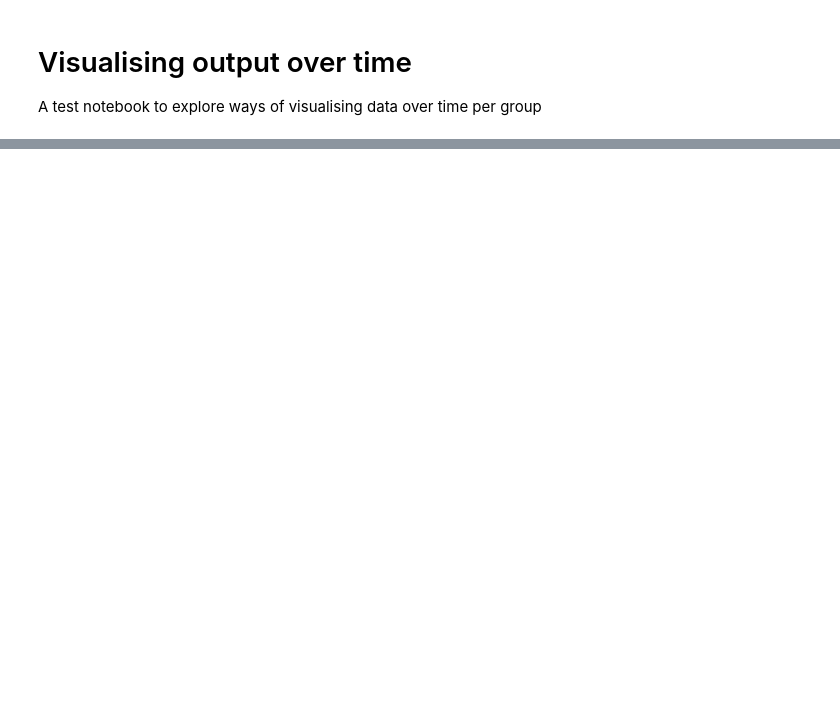
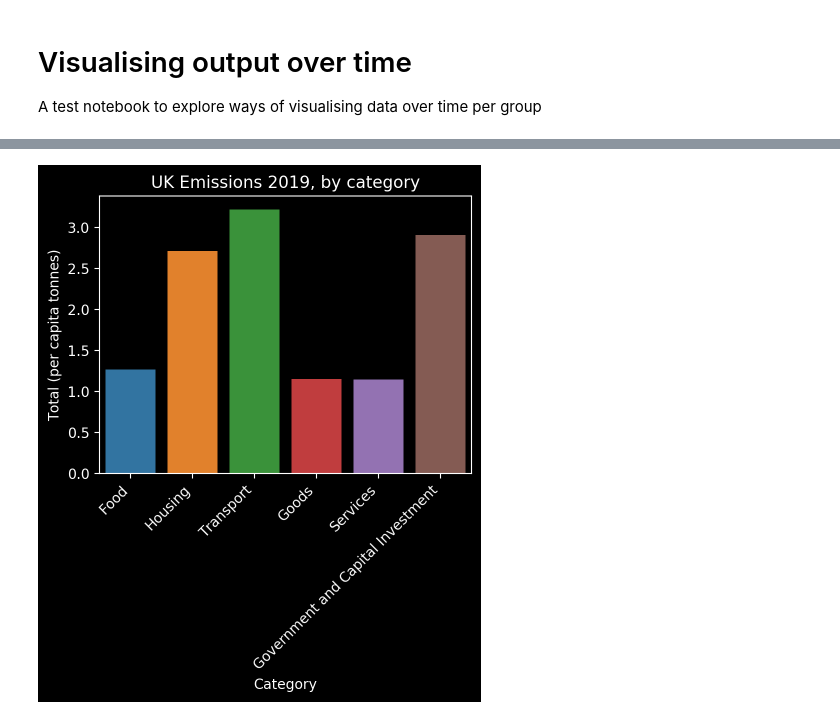
Before and after one commit to dtt101/carbon-notebooks, a Jupyter notebook: GeoTest.ipynb, the cells around one changed output, grey strips where cells are left out. Saved outputs shown, nothing was run; the diff lists cells and outputs as text; code cells hidden in the pictures; blank space fills up the shorter version.

Commit message:
UK wide emissions chart for 2019
Using test data

```diff
--- a/GeoTest.ipynb
+++ b/GeoTest.ipynb
@@ -22,0 +18,12 @@ df.describe()
+# %%
+# Bar chart of total emissions for the UK
+import matplotlib.pyplot as plt
+import seaborn as sns
+
+ukwide = df.iloc[0, [7, 8, 9, 10, 11, 12]]
+fig = sns.barplot(x=ukwide.index, y=ukwide.values)
+fig.set_xticklabels(fig.get_xticklabels(), rotation=45, horizontalalignment='right')
+fig.set(xlabel='Category', ylabel='Total (per capita tonnes)', title='UK Emissions 2019, by category')
+plt.show()
+# %% [output]
+[figure, added]
```
Also changed, not shown: parts of 1 cell of this notebook.
